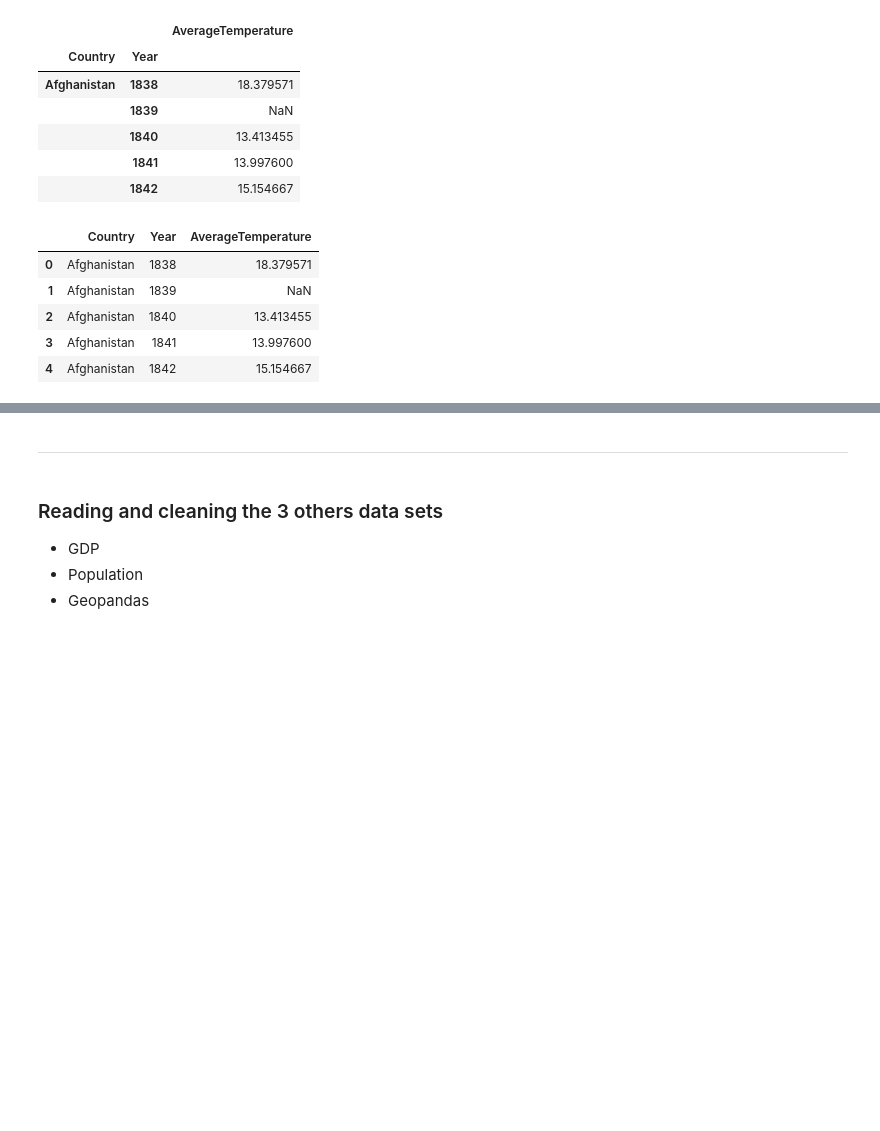
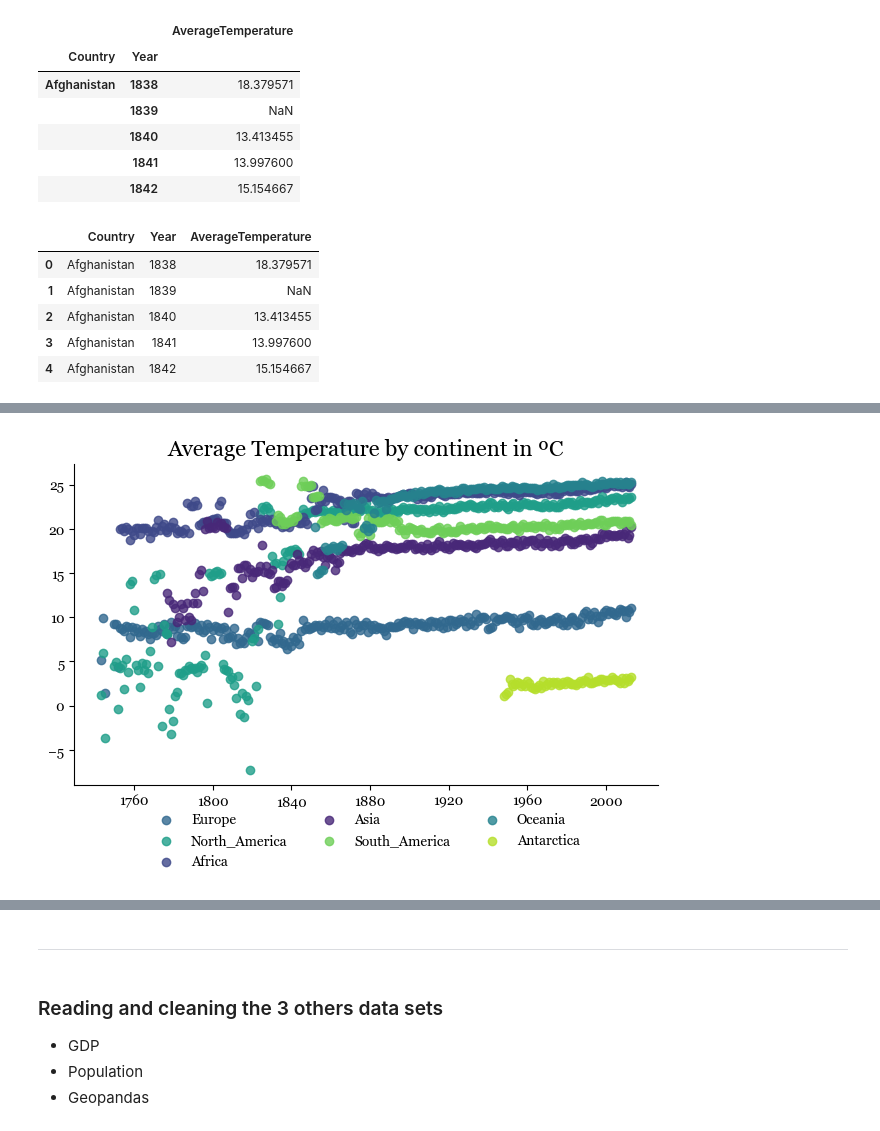
Before and after one commit to ArisMei/Beg-python-project, a Jupyter notebook: analysis/project-notebook-12.ipynb, the cells around one changed output, grey strips where cells are left out. Cells and saved outputs as stored; diff of their text form; code cells hidden in the pictures; blank space fills up the shorter version.

Commit message:
Added continent viz

```diff
--- a/analysis/project-notebook-12.ipynb
+++ b/analysis/project-notebook-12.ipynb
@@ -75,0 +138,4 @@ df_year_temp.head()
+# %%
+# Maping country names to continent names
+country_name_to_continent_name = {k: continent_mapper[v] for k, v in country_name_to_continent_code.items()}
+country_name_to_continent_name
@@ -75,0 +160,5 @@ df_year_temp.head()
+# %%
+# Applying mappings to land temperature dataset
+df_year_temp = df_year_temp.assign(continent = lambda x: x.Country.map(country_name_to_continent_name),
+                                   iso_2 = lambda x: x.Country.map(country_name_to_country_code))
+df_year_temp.dropna()
@@ -75,0 +179,4 @@ df_year_temp.head()
+# %%
+# Instantiating the Viridis color palette
+colors = sns.color_palette('viridis', len(df_year_temp.continent.unique()))
+colors
@@ -75,0 +192,4 @@ df_year_temp.head()
+# %%
+# Instantiating color mapper dict
+color_mapper_continent = dict(zip(df_year_temp.continent.unique(), colors))
+color_mapper_continent
@@ -75,0 +221,38 @@ df_year_temp.head()
+# %%
+# Drawing the scatterplot
+# NOTE: Add a 0 ºC ref horizontal line
+
+continent_time_series = df_year_temp \
+.groupby(['Year', 'continent']) \
+.mean(numeric_only = True) \
+.reset_index()
+
+# Testing font family
+plt.rcParams['font.family'] = 'Georgia'
+
+
+fig, ax = plt.subplots()
+
+# Drawing series
+for continent in continent_time_series.continent.unique():
+    ax.scatter(pd.to_datetime(continent_time_series.loc[lambda x: x.continent == continent, 'Year']), continent_time_series.loc[lambda x: x.continent == continent, 'AverageTemperature'],
+                color = color_mapper_continent[continent], alpha= 0.8, label = continent)
+# Title and legend
+ax.set_title('Average Temperature by continent in ºC',  fontsize = 16)
+plt.legend(loc='lower center', bbox_to_anchor=(0.5, -0.3), ncol=3, frameon=False)
+
+# Despine
+ax.spines['top'].set_visible(False)
+ax.spines['right'].set_visible(False)
+
+# Making the plot transparent, both figure and ax
+fig.patch.set_alpha(0)
+ax.patch.set_alpha(0)
+
+# Proportions
+fig.tight_layout()
+
+#plt.savefig('scatterplot.svg', format='svg')
+plt.show()
+# %% [output]
+[figure, added]
```
Also changed, not shown: parts of 19 cells of this notebook.
